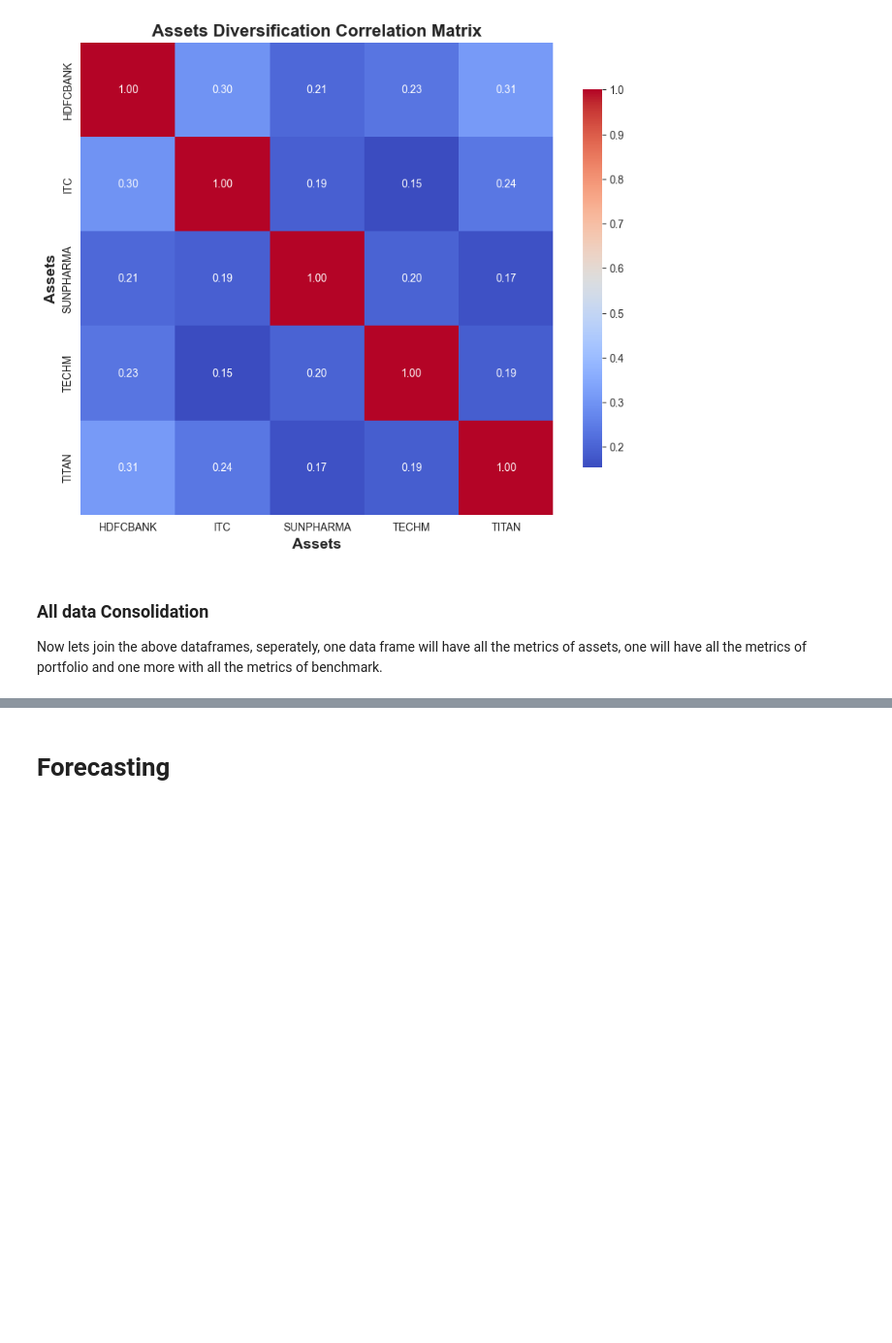
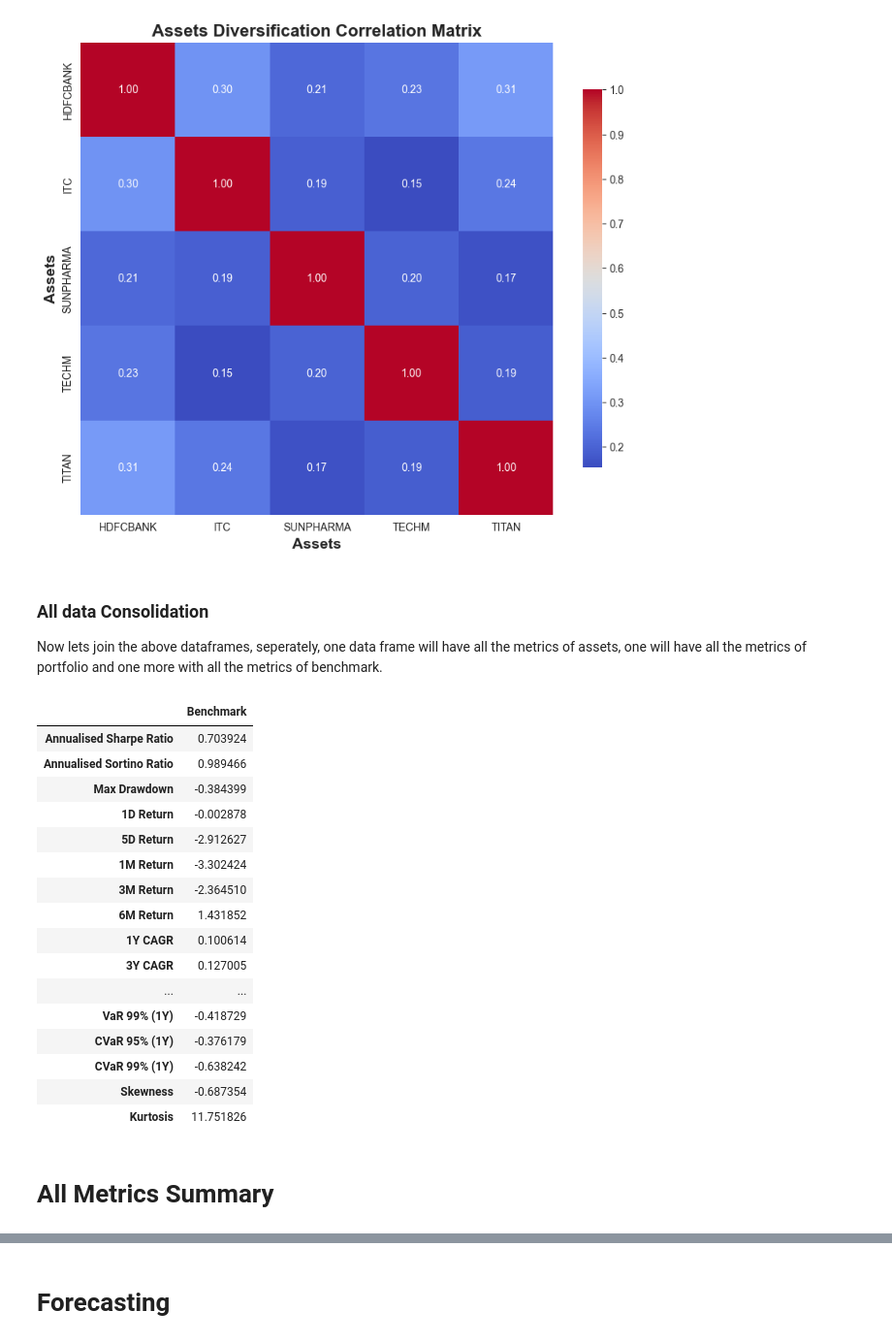
Before and after one commit to preetham1507/SENDA-ASSIGNMENT, a Jupyter notebook: QFE_Assignment_.ipynb, the cells around one changed output, grey strips where cells are left out. Shown at 97% size. Cells and saved outputs as stored; diff of their text form; code cells hidden in the pictures; blank space fills up the shorter version.

Commit message:
"Added Summary"

```diff
--- a/QFE_Assignment_.ipynb
+++ b/QFE_Assignment_.ipynb
@@ -1552,0 +1558,22 @@ benchmark_all_metric_df = pd.concat(benchmark_dfs_list,axis=1).T
+# %%
+benchmark_all_metric_df
+# %% [output]
+|  | Benchmark |
+| Annualised Sharpe Ratio | 0.703924 |
+| Annualised Sortino Ratio | 0.989466 |
+| Max Drawdown | -0.384399 |
+| 1D Return | -0.002878 |
+| 5D Return | -2.912627 |
+| 1M Return | -3.302424 |
+| 3M Return | -2.364510 |
+| 6M Return | 1.431852 |
+| 1Y CAGR | 0.100614 |
+| 3Y CAGR | 0.127005 |
+| ... | ... |
+| VaR 99% (1Y) | -0.418729 |
+| CVaR 95% (1Y) | -0.376179 |
+| CVaR 99% (1Y) | -0.638242 |
+| Skewness | -0.687354 |
+| Kurtosis | 11.751826 |
+# %% [markdown]
+# All Metrics Summary
```
Also changed, not shown: parts of 7 cells of this notebook, 20 other files.
